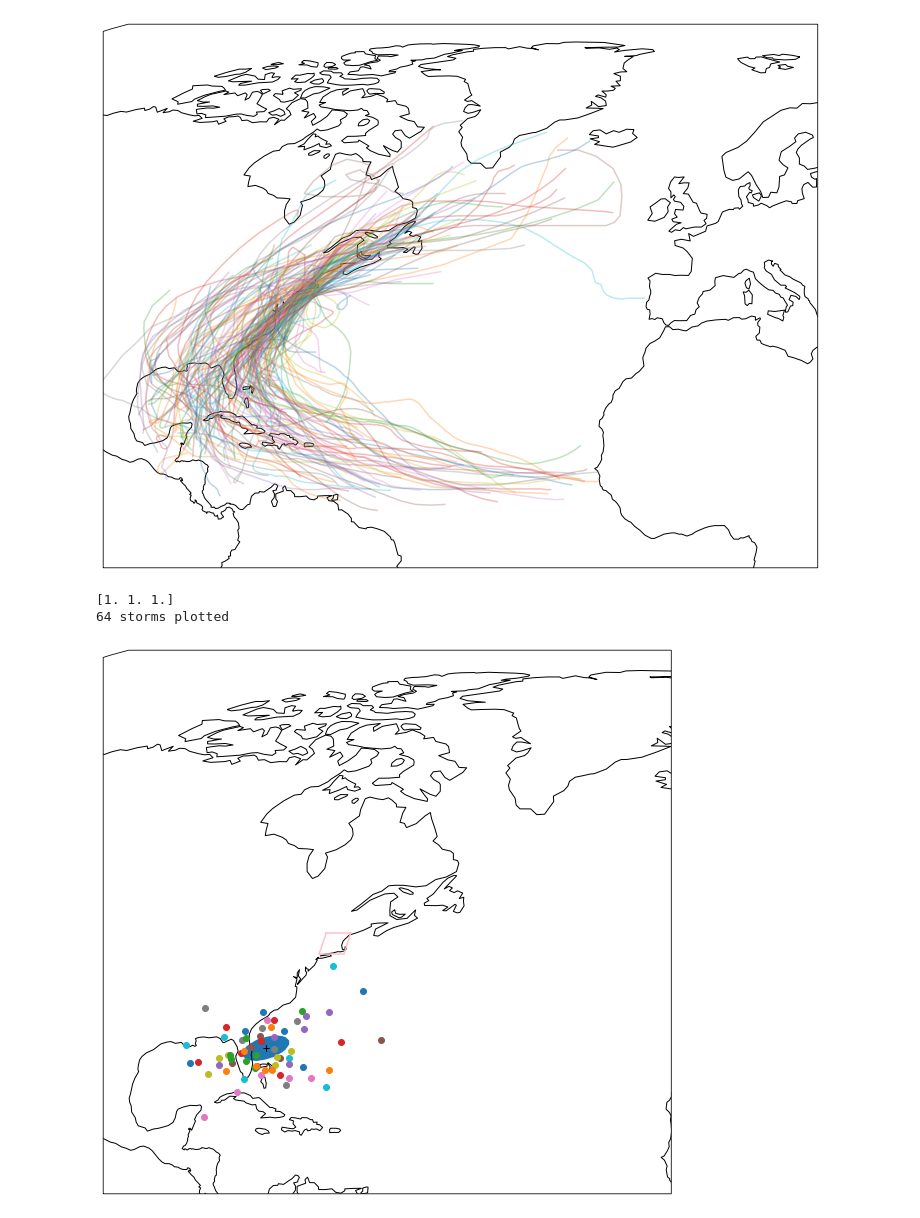
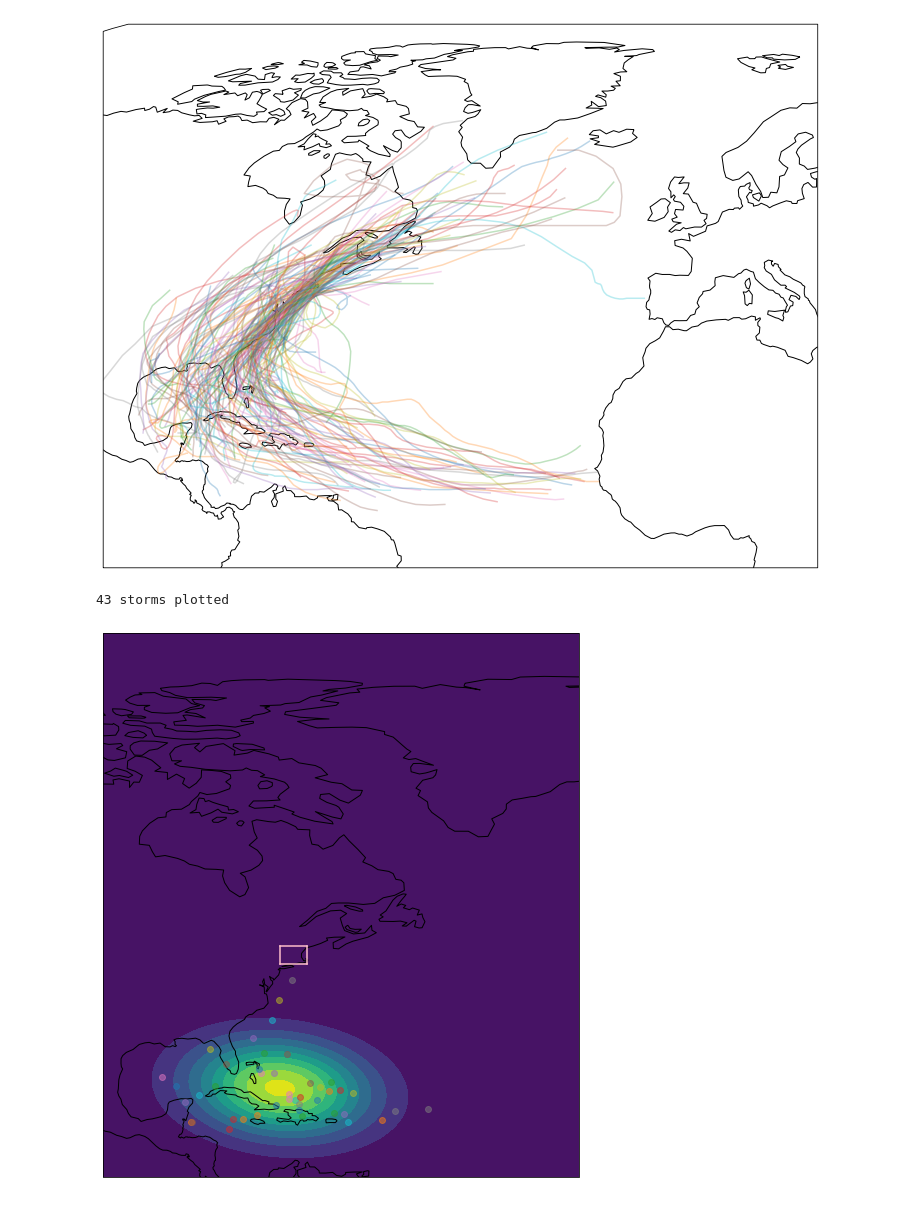
Before and after one commit to bparazin/HurricaneReanalysisProject, a Jupyter notebook: Plot paths.ipynb, the cells around one changed output. Drawn from its saved outputs; the diff is of its cells as text; code cells hidden in the pictures.

Commit message:
The kent distribution fails for small tMinus, so I've switched it to the more reliable (but less accurate) multivariate normal

```diff
--- a/Plot paths.ipynb
+++ b/Plot paths.ipynb
@@ -109,13 +110,15 @@ plt.show()
 # %%
 #potential todo: use a kent distribution rather than what I'm doing now
 
-def plotTMinusPosition(hurdat, tMinus, stormType, lon_min=-180, lon_max=180, lat_min=-90, lat_max=90):
+def plotTMinusPosition(hurdat, tMinus, stormType, lon_min=-180, lon_max=180, lat_min=-90, lat_max=90, storm_alpha=0.5, bounds = None):
     fig = plt.figure(figsize=(20, 10))
-    ax = fig.add_subplot(1, 1, 1, projection=ccrs.Robinson())
+    ax = fig.add_subplot(1, 1, 1, projection=ccrs.PlateCarree())
 
     ax.coastlines()
+    if bounds is None:
+        bounds = [-100, -30, 10, 90]
 
-    ax.set_extent([-100, -30, 10, 90], crs=ccrs.Geodetic())
+    ax.set_extent(bounds, crs=ccrs.Geodetic())
     #ax.set_global()
 
 
@@ -134,71 +137,68 @@ def plotTMinusPosition(hurdat, tMinus, stormType, lon_min=-180, lon_max=180, lat
             lat_list.append(position[0][1])
             storm_list.append(position[1])
 
+    lon_plot = []
+    lat_plot = []
 
-    count = 0
-    lon_sum = 0
-    lat_sum = 0
-    for sLon, sLat, storm in zip(lon_list, lat_list, storm_list):
+    for i, (sLon, sLat, storm) in enumerate(zip(lon_list, lat_list, storm_list)):
         if statusNearLocation(storm, lon_min, lat_min) in stormType:
-            ax.plot(sLon, sLat, 'o', transform=ccrs.Geodetic(), label = storm['idcode'])
-            lon_sum += sLon
-            lat_sum += sLat
-            count +=1
-    avg_position = (lon_sum / count, lat_sum / count)
-
-    xyzArray = np.zeros((len(lon_list), 3))
+            ax.plot(sLon, sLat, 'o', transform=ccrs.Geodetic(), label = storm['idcode'], alpha = storm_alpha)
+            lon_plot.append(sLon)
+            lat_plot.append(sLat)
 
 
+    lonLatList = np.stack([lon_plot, lat_plot], axis = 1)
 
-    for i, (sLon, sLat) in enumerate(zip(lon_list, lat_list)):
-        x, y, z = lonLatToXYZ(sLon, sLat)
-        xyzArray[i][0] = x
-        xyzArray[i][1] = y
-        xyzArray[i][2] = z
+    mean = np.mean(lonLatList, axis=0)
+    cov = np.cov(lonLatList, rowvar=0)
+    mvNorm = st.multivariate_normal(mean, cov=cov)
+
+    STEP = 0.1
+    gridX = np.arange(bounds[0], bounds[1], STEP)
+    gridY = np.arange(bounds[2], bounds[3], STEP)
+    meshX, meshY = np.meshgrid(gridX, gridY)
+    pos = np.dstack([meshX, meshY])
+
+    ax.contourf(meshX, meshY, mvNorm.pdf(pos), transform=ccrs.PlateCarree(), levels = 10)
 
 
-    kent = kent_mle(xyzArray)
-    centerPoint = XYZtoLonLat(*kent.gamma1)
-    gridX = np.arange(centerPoint[0]-0.5, centerPoint[0]+0.5, 0.01)
-    gridY = np.arange(centerPoint[1]-0.5, centerPoint[1]+0.5, 0.01)
-    gridLatLon = np.meshgrid(gridX, gridY)
-
-    gridXYZ = np.ones((100, 100, 3))
-    print(gridXYZ[0,0])
+    '''
+    pdf = kent.pdf(gridXYZ)
+    print(pdf)
 
 
     MAJOR_DEMO = 200
     majorPoint = XYZtoLonLat(*kent.gamma2)
     majorBearing = twoPointBearing(*centerPoint, *majorPoint)
     majorLine = distance.distance(kilometers=MAJOR_DEMO).destination((centerPoint[1], centerPoint[0]), bearing = majorBearing)
 
     MINOR_DEMO = 200
     minorPoint = XYZtoLonLat(*kent.gamma3)
     minorBearing = twoPointBearing(*centerPoint, *minorPoint)
     minorLine = distance.distance(kilometers=MINOR_DEMO).destination((centerPoint[1], centerPoint[0]), bearing = minorBearing)
 
     #ax.plot([centerPoint[0], majorLine[1]], [centerPoint[1], majorLine[0]], transform=ccrs.Geodetic())
     #ax.plot([centerPoint[0], minorLine[1]], [centerPoint[1], minorLine[0]], transform=ccrs.Geodetic())
 
     ax.plot(*XYZtoLonLat(*kent.gamma1), '+', transform=ccrs.PlateCarree(), color = 'black')
     #ax.plot(*XYZtoLonLat(*kent.gamma2), '+', transform=ccrs.PlateCarree(), color = 'black')
     #ax.plot(*XYZtoLonLat(*kent.gamma3), '+', transform=ccrs.PlateCarree(), color = 'black')
 
     ax.add_patch(Ellipse(centerPoint, 3, 7, transform=ccrs.Geodetic(), angle=-majorBearing))
+    '''
 
     ax.plot([lon_min, lon_max], [lat_min, lat_min], transform=ccrs.PlateCarree(), color = 'pink')
     ax.plot([lon_min, lon_max], [lat_max, lat_max], transform=ccrs.PlateCarree(), color = 'pink')
     ax.plot([lon_max, lon_max], [lat_min, lat_max], transform=ccrs.PlateCarree(), color = 'pink')
     ax.plot([lon_min, lon_min], [lat_min, lat_max], transform=ccrs.PlateCarree(), color = 'pink')
 
     #ax.add_patch(Ellipse(centerPoint, 190, 30, transform=ccrs.Geodetic(), angle=minorBearing, color = 'green'))
 
-    print(f'{count} storms plotted')
+    print(f'{len(lonLatList)} storms plotted')
 
     plt.show()
 
-plotTMinusPosition(hurdat, 60, ['TD', 'HU', 'TS', 'SS', 'EX'], lon_min=-74, lon_max=-70, lat_min=41.25, lat_max=44)
+plotTMinusPosition(hurdat, 120, ['TD', 'HU', 'TS', 'SS', 'EX'], lon_min=-74, lon_max=-70, lat_min=41.25, lat_max=44)
 # %% [output]
-[1. 1. 1.]
-64 storms plotted
+43 storms plotted
-[figure, old version]
+[figure, new version]
```
Also changed, not shown: parts of 6 cells of this notebook, 2 other files.
